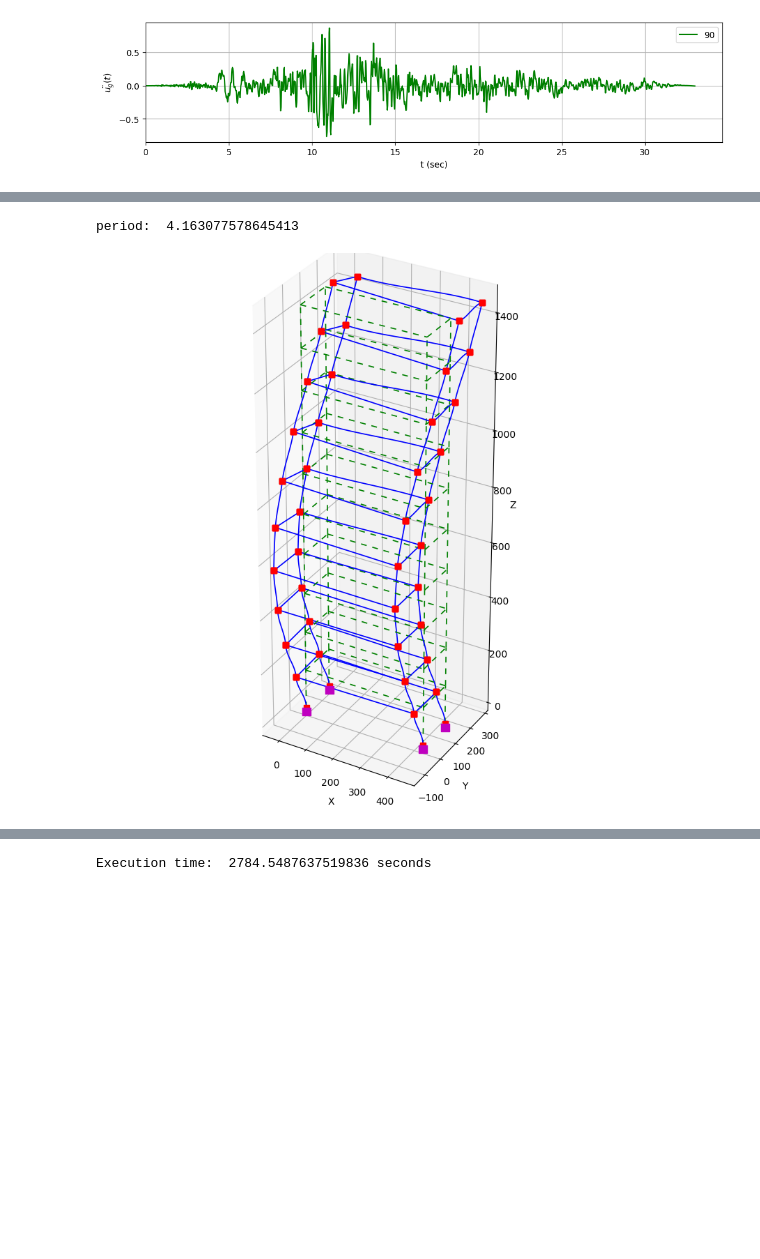
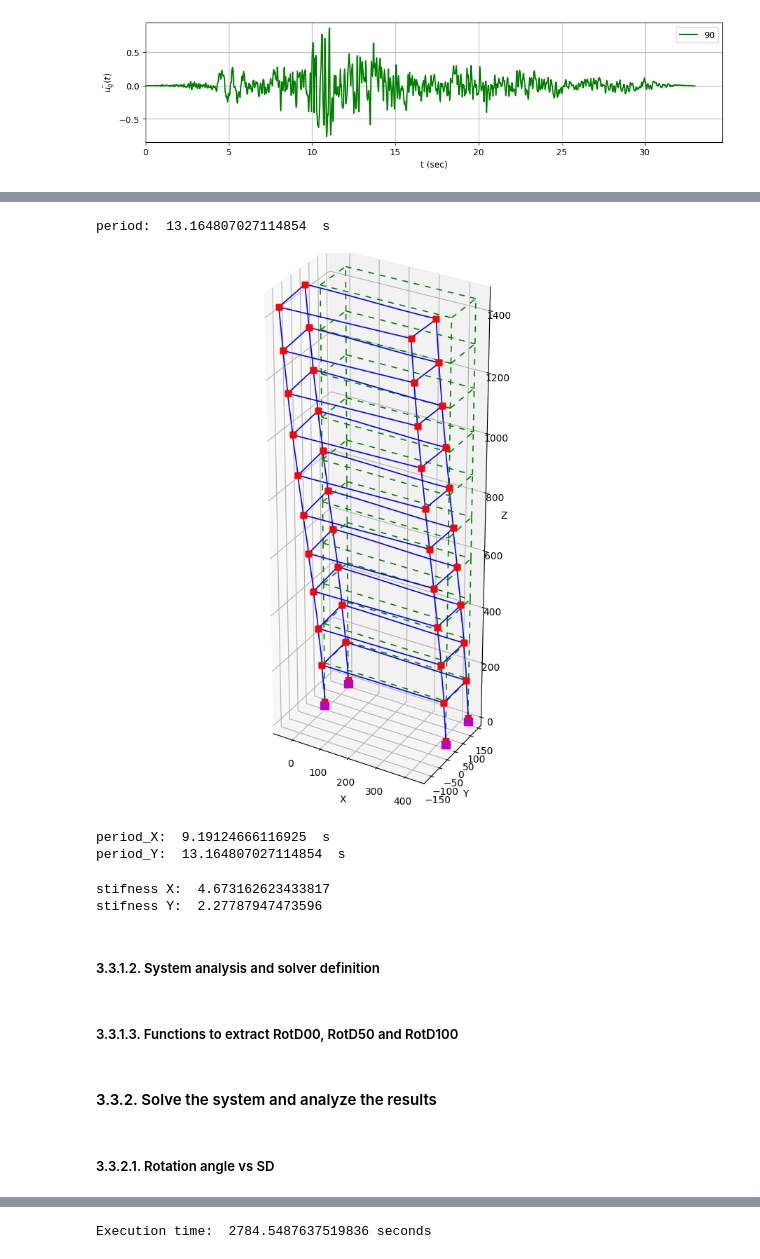
Before and after one commit to jorvend/JV-Research, a Jupyter notebook: UCI_Research/2_Building_model/RotD50_Spectra_Building.ipynb, the cells around one changed output, grey strips where cells are left out. Drawn from its saved outputs; the diff is of its cells as text; code cells hidden in the pictures; blank space fills up the shorter version.

```diff
--- a/UCI_Research/2_Building_model/RotD50_Spectra_Building.ipynb
+++ b/UCI_Research/2_Building_model/RotD50_Spectra_Building.ipynb
@@ -195,8 +195,8 @@ def model_definition(mass, damping, nmodes=3):
         number of mode shapes
     Returns
     --------
-    float
-        natural period of the structure (T [sec])
+    array
+        array of natural periods of the structure (T [sec])
     """
     # Model parameters:
     m = mass
@@ -324,8 +324,11 @@ def model_definition(mass, damping, nmodes=3):
     alpha_m = 2*damping*omega
     ops.rayleigh(alpha_m, 0, 0, 0)
 
-    period = 2*math.pi/omega
-    return period
+    periods = []
+    for p in range(len(eigenVals)):
+        omega = math.sqrt(eigenVals[p])
+        periods.append(2*math.pi/omega)
+    return periods
 # %%
 # Plot geometry to check that it is correct
 ops.wipe()
@@ -340,17 +340,46 @@ node_top=43
-# %%
-# Calculate structure natural period
-print("period: ", period)
-# %% [output]
-period:  4.163077578645413
+# %%
+# Calculate the structure natural period for the first mode shape
+print("period: ", periods[0]," s")
+# %% [output]
+period:  13.164807027114854  s
 # %%
 # Plot mode shape
 ops.wipe()
-model_definition(1, 0.05)
-eigenVals = ops.eigen(3)
-opsv.plot_mode_shape(3,fig_wi_he=(25.0, 75.0),fmt_undefo={'color': 'green', 'linestyle': (0, (5, 5)), 'linewidth': 1.2, 'marker': '', 'markersize': 1})
+model_definition(1.0, 0.05)
+scaleFactor=10000
+opsv.plot_mode_shape(1,sfac=scaleFactor,fig_wi_he=(25.0, 75.0),fmt_undefo={'color': 'green', 'linestyle': (0, (5, 5)), 'linewidth': 1.2, 'marker': '', 'markersize': 1})
 ops.wipe()
 # %% [output]
-[figure, old version]
+[figure, new version]
+# %%
+## Choose values for further analysis (each time)
+node_top=43
+period_X_index=1 #nmodex - 1
+period_Y_index=0 #nmodey - 1
+
+print("period_X: ", periods[period_X_index]," s")
+print("period_Y: ", periods[period_Y_index]," s")
+# %% [output]
+period_X:  9.19124666116925  s
+period_Y:  13.164807027114854  s
+# %%
+# Calculate structure stiffness
+ops.wipe()
+m=29.0
+periods=model_definition(m, 0.05)
+
+K = m*math.pow(2*math.pi/periods[period_X_index], 2)
+print("stifness X: ", K)
+
+K = m*math.pow(2*math.pi/periods[period_Y_index], 2)
+print("stifness Y: ", K)
+
+ops.wipe()
+# %% [output]
+stifness X:  4.673162623433817
+stifness Y:  2.27787947473596
+# %% [markdown]
+##### 3.3.1.2. System analysis and solver definition
 # %%
 # analysis definition
 dt = 0.02 # is like the precision of the time series
@@ -430,3 +474,5 @@ def solve_system(mass, damping, a_ROT, time, analysis_dt):
+# %% [markdown]
+##### 3.3.1.3. Functions to extract RotD00, RotD50 and RotD100
 # %%
 # Obtain ROTD50 function
 
@@ -525,3 +595,7 @@ def get_ROTD00(mass, damping, a_ROT, time, analysis_dt):
+# %% [markdown]
+#### 3.3.2. Solve the system and analyze the results
+# %% [markdown]
+##### 3.3.2.1. Rotation angle vs SD
 # %%
 # Get ROTD50 per each rotation angle
 st = t.time()
```
Also changed, not shown: parts of 25 cells of this notebook.
